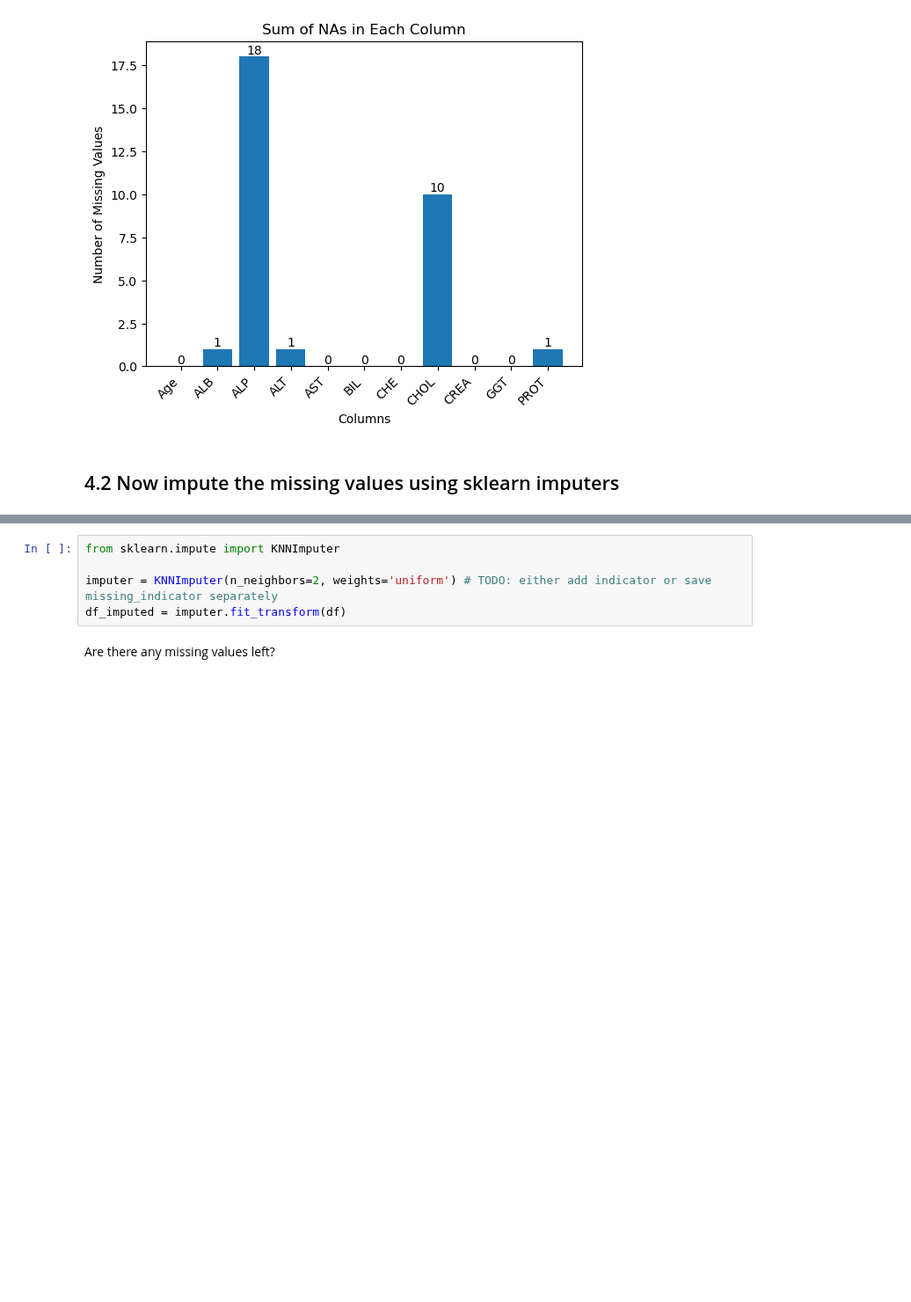
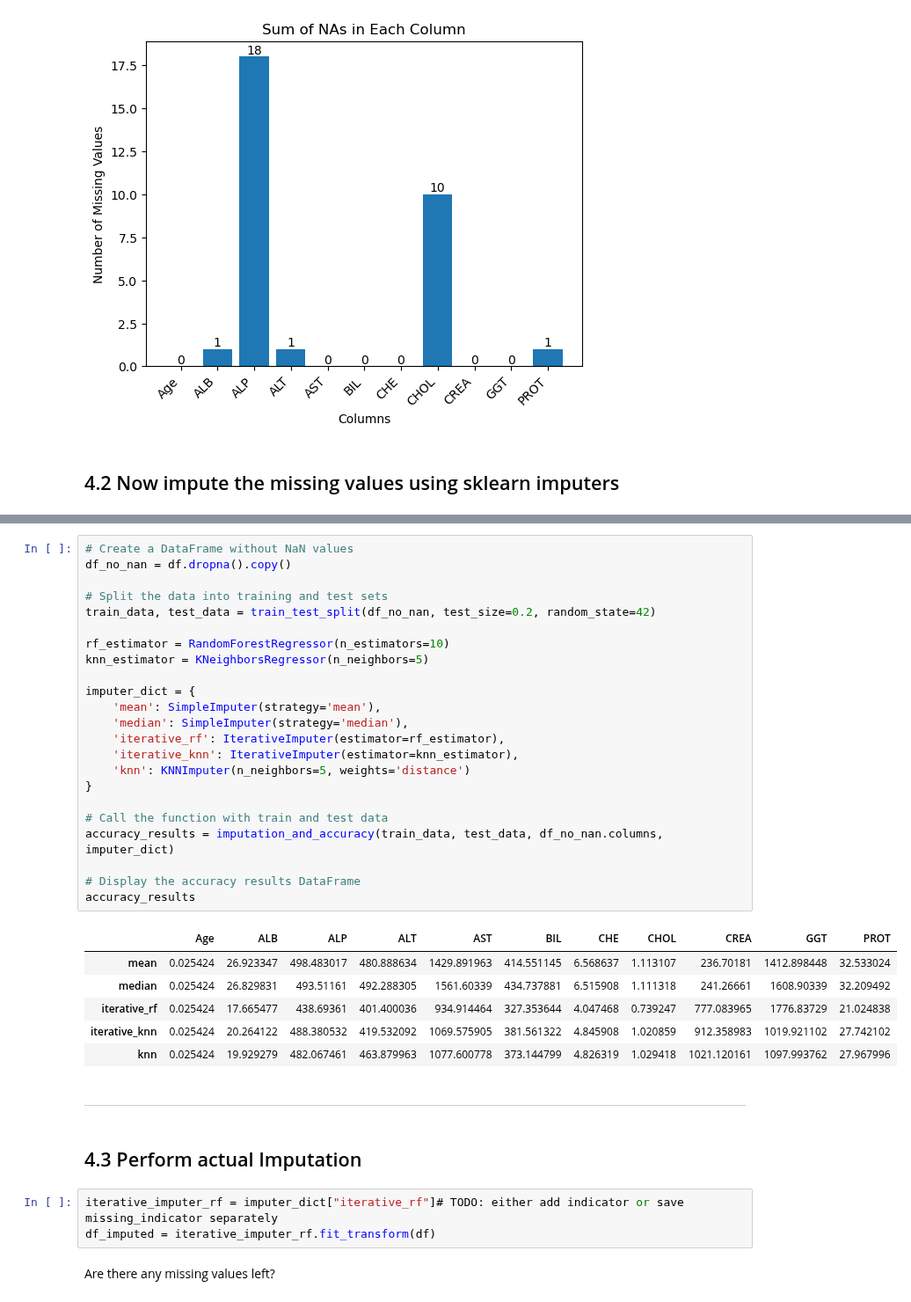
Before and after one commit to MarcoAigner/Machine-Learning-Practical, a Jupyter notebook: project_3/phase_2.ipynb, the cells around one changed output, grey strips where cells are left out. Shown at 88% size. Cells and saved outputs as stored; diff of their text form; blank space fills up the shorter version.

```diff
--- a/project_3/phase_2.ipynb
+++ b/project_3/phase_2.ipynb
@@ -162,8 +203,40 @@ plt.show()
+# %%
+# Create a DataFrame without NaN values
+df_no_nan = df.dropna().copy()
+
+# Split the data into training and test sets
+train_data, test_data = train_test_split(df_no_nan, test_size=0.2, random_state=42)
+
+rf_estimator = RandomForestRegressor(n_estimators=10)
+knn_estimator = KNeighborsRegressor(n_neighbors=5)
+
+imputer_dict = {
+    'mean': SimpleImputer(strategy='mean'),
+    'median': SimpleImputer(strategy='median'),
+    'iterative_rf': IterativeImputer(estimator=rf_estimator),
+    'iterative_knn': IterativeImputer(estimator=knn_estimator),
+    'knn': KNNImputer(n_neighbors=5, weights='distance')
+}
+
+# Call the function with train and test data
+accuracy_results = imputation_and_accuracy(train_data, test_data, df_no_nan.columns, imputer_dict)
+
+# Display the accuracy results DataFrame
+accuracy_results
+# %% [output]
+|  | Age | ALB | ALP | ALT | AST | BIL | CHE | CHOL | CREA | GGT | PROT |
+| mean | 0.025424 | 26.923347 | 498.483017 | 480.888634 | 1429.891963 | 414.551145 | 6.568637 | 1.113107 | 236.70181 | 1412.898448 | 32.533024 |
+| median | 0.025424 | 26.829831 | 493.51161 | 492.288305 | 1561.60339 | 434.737881 | 6.515908 | 1.111318 | 241.26661 | 1608.90339 | 32.209492 |
+| iterative_rf | 0.025424 | 17.665477 | 438.69361 | 401.400036 | 934.914464 | 327.353644 | 4.047468 | 0.739247 | 777.083965 | 1776.83729 | 21.024838 |
+| iterative_knn | 0.025424 | 20.264122 | 488.380532 | 419.532092 | 1069.575905 | 381.561322 | 4.845908 | 1.020859 | 912.358983 | 1019.921102 | 27.742102 |
+| knn | 0.025424 | 19.929279 | 482.067461 | 463.879963 | 1077.600778 | 373.144799 | 4.826319 | 1.029418 | 1021.120161 | 1097.993762 | 27.967996 |
+# %% [markdown]
+<hr>
+# %% [markdown]
+## 4.3 Perform actual Imputation
 # %%
-from sklearn.impute import KNNImputer
-
-imputer = KNNImputer(n_neighbors=2, weights='uniform') # TODO: either add indicator or save missing_indicator separately
-df_imputed = imputer.fit_transform(df)
+iterative_imputer_rf = imputer_dict["iterative_rf"]# TODO: either add indicator or save missing_indicator separately
+df_imputed = iterative_imputer_rf.fit_transform(df)
 # %% [markdown]
 Are there any missing values left?
 # %%
```
Also changed, not shown: parts of 3 cells of this notebook, 1 other file.
